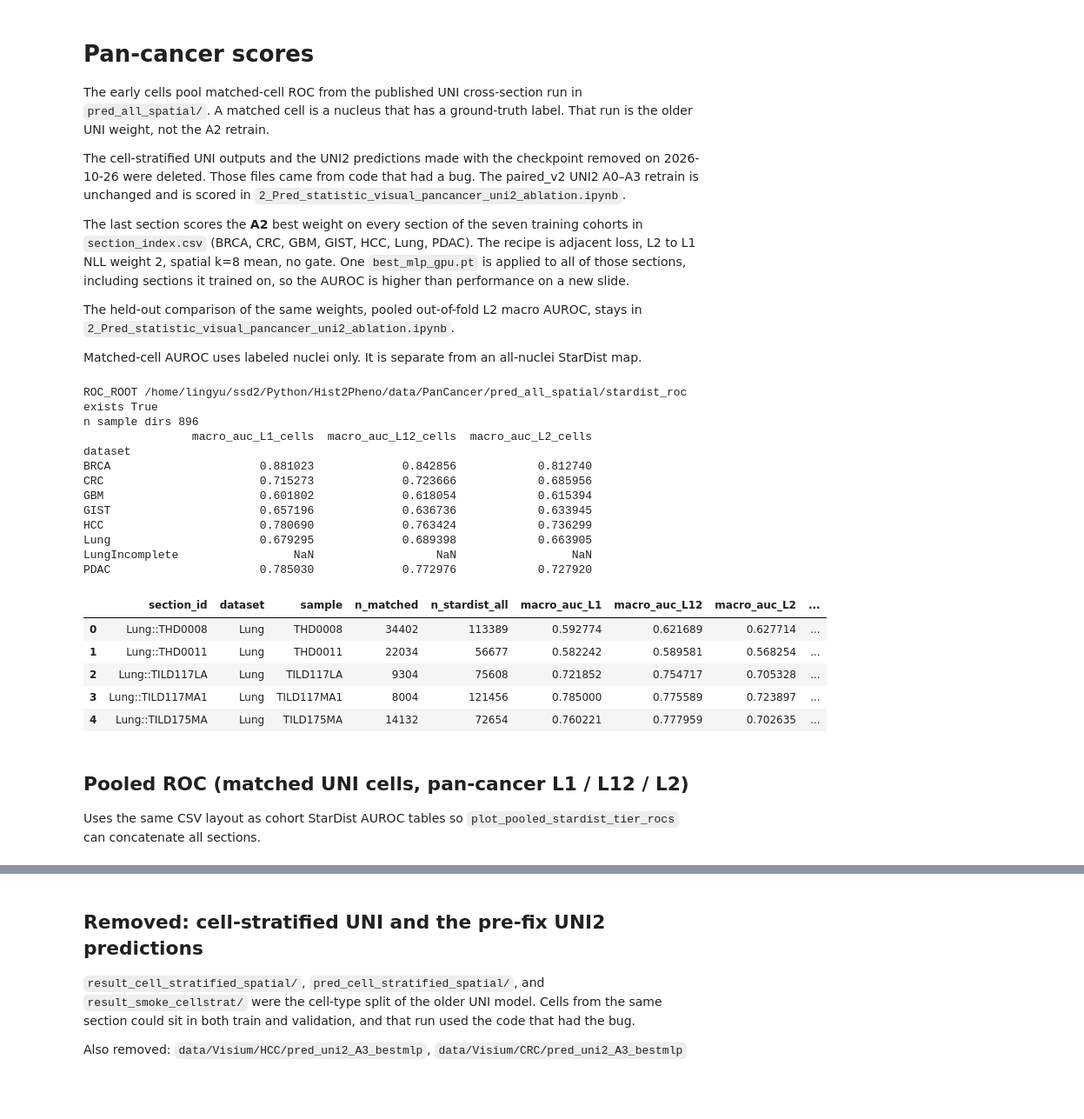
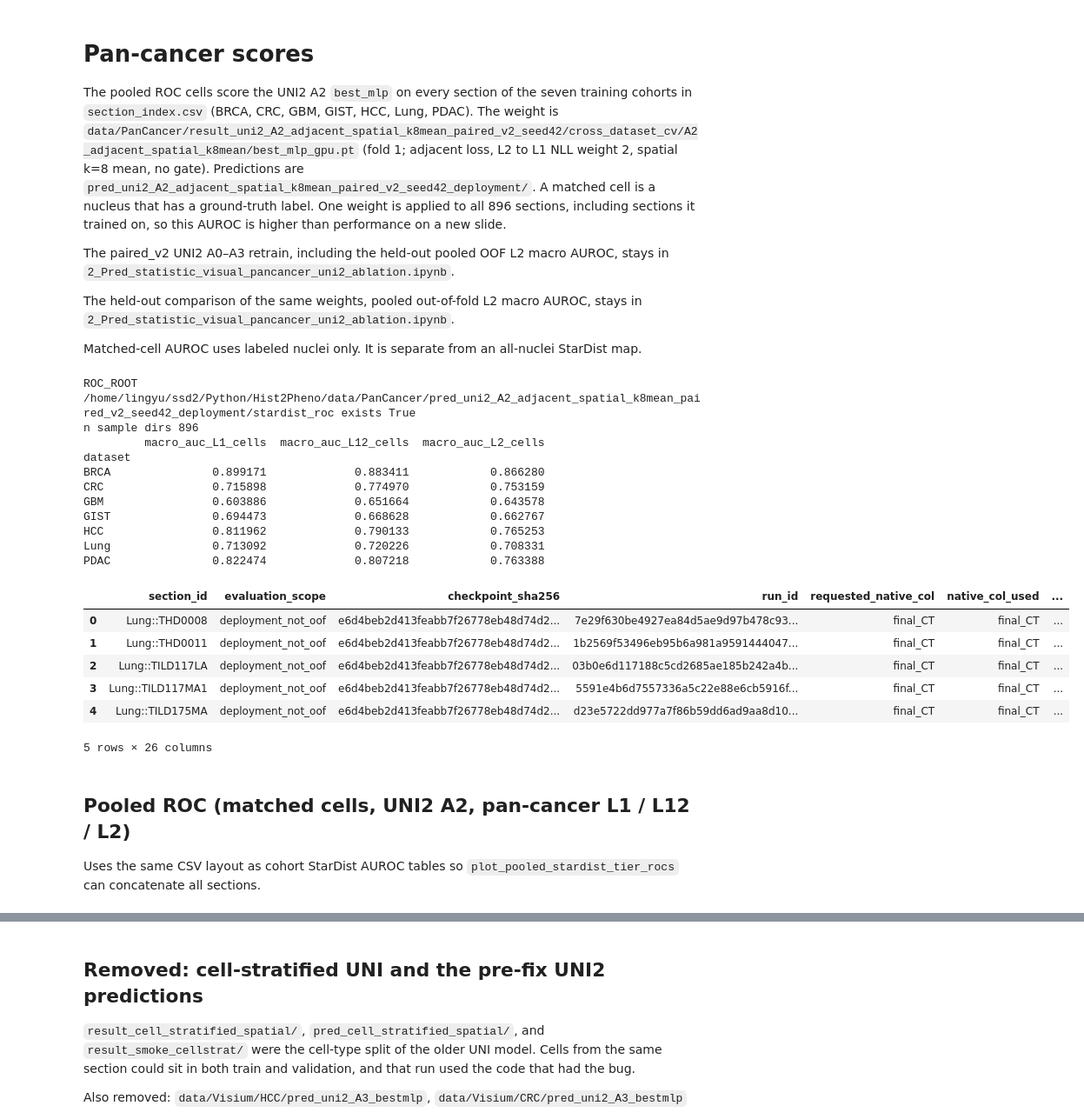
Before and after one commit to LingyuLi-math/Hist2Pheno, a Jupyter notebook: code/PanCancer/4_Pred_statistic_visual_pancancer_all.ipynb, the cells around one changed output, grey strips where cells are left out. Shown at 87% size. Saved outputs shown, nothing was run; the diff lists cells and outputs as text; code cells hidden in the pictures; blank space fills up the shorter version.

```diff
--- a/code/PanCancer/4_Pred_statistic_visual_pancancer_all.ipynb
+++ b/code/PanCancer/4_Pred_statistic_visual_pancancer_all.ipynb
@@ -1,11 +1,9 @@
 # %% [markdown]
 # Pan-cancer scores
 
-The early cells pool matched-cell ROC from the published UNI cross-section run in `pred_all_spatial/`. A matched cell is a nucleus that has a ground-truth label. That run is the older UNI weight, not the A2 retrain.
+The pooled ROC cells score the UNI2 A2 `best_mlp` on every section of the seven training cohorts in `section_index.csv` (BRCA, CRC, GBM, GIST, HCC, Lung, PDAC). The weight is `data/PanCancer/result_uni2_A2_adjacent_spatial_k8mean_paired_v2_seed42/cross_dataset_cv/A2_adjacent_spatial_k8mean/best_mlp_gpu.pt` (fold 1; adjacent loss, L2 to L1 NLL weight 2, spatial k=8 mean, no gate). Predictions are `pred_uni2_A2_adjacent_spatial_k8mean_paired_v2_seed42_deployment/`. A matched cell is a nucleus that has a ground-truth label. One weight is applied to all 896 sections, including sections it trained on, so this AUROC is higher than performance on a new slide.
 
-The cell-stratified UNI outputs and the UNI2 predictions made with the checkpoint removed on 2026-10-26 were deleted. Those files came from code that had a bug. The paired_v2 UNI2 A0–A3 retrain is unchanged and is scored in `2_Pred_statistic_visual_pancancer_uni2_ablation.ipynb`.
-
-The last section scores the **A2** best weight on every section of the seven training cohorts in `section_index.csv` (BRCA, CRC, GBM, GIST, HCC, Lung, PDAC). The recipe is adjacent loss, L2 to L1 NLL weight 2, spatial k=8 mean, no gate. One `best_mlp_gpu.pt` is applied to all of those sections, including sections it trained on, so the AUROC is higher than performance on a new slide.
+The paired_v2 UNI2 A0–A3 retrain, including the held-out pooled OOF L2 macro AUROC, stays in `2_Pred_statistic_visual_pancancer_uni2_ablation.ipynb`.
 
 The held-out comparison of the same weights, pooled out-of-fold L2 macro AUROC, stays in `2_Pred_statistic_visual_pancancer_uni2_ablation.ipynb`.
 
@@ -15,52 +13,52 @@ import sys
 import warnings
 from pathlib import Path
 
 warnings.filterwarnings("ignore")
 
 import pandas as pd
 
 REPO = Path("/home/lingyu/ssd2/Python/Hist2Pheno")
 PKG = REPO / "code" / "Hist2Pheno_pkg"
 PAN = REPO / "code" / "PanCancer"
 for p in (PKG, PAN):
     if str(p) not in sys.path:
         sys.path.insert(0, str(p))
 
 from uni_label_cv_helpers import plot_pooled_stardist_tier_rocs
 
-PRED = REPO / "data" / "PanCancer" / "pred_all_spatial"
+PRED = REPO / "data" / "PanCancer" / "pred_uni2_A2_adjacent_spatial_k8mean_paired_v2_seed42_deployment"
 ROC_ROOT = PRED / "stardist_roc"
 OUT = PRED / "pooled_roc"
 OUT.mkdir(parents=True, exist_ok=True)
 print("ROC_ROOT", ROC_ROOT, "exists", ROC_ROOT.is_dir())
 print("n sample dirs", len(list(ROC_ROOT.glob("*"))) if ROC_ROOT.is_dir() else 0)
 
 met = PRED / "metrics_per_section.csv"
 if met.is_file():
     df = pd.read_csv(met)
     print(df.groupby("dataset")[["macro_auc_L1_cells", "macro_auc_L12_cells", "macro_auc_L2_cells"]].mean())
     display(df.head())
 # %% [output]
-ROC_ROOT /home/lingyu/ssd2/Python/Hist2Pheno/data/PanCancer/pred_all_spatial/stardist_roc exists True
+ROC_ROOT /home/lingyu/ssd2/Python/Hist2Pheno/data/PanCancer/pred_uni2_A2_adjacent_spatial_k8mean_paired_v2_seed42_deployment/stardist_roc exists True
 n sample dirs 896
-                macro_auc_L1_cells  macro_auc_L12_cells  macro_auc_L2_cells
+         macro_auc_L1_cells  macro_auc_L12_cells  macro_auc_L2_cells
 dataset
-BRCA                      0.881023             0.842856            0.812740
-CRC                       0.715273             0.723666            0.685956
-GBM                       0.601802             0.618054            0.615394
-GIST                      0.657196             0.636736            0.633945
-HCC                       0.780690             0.763424            0.736299
-Lung                      0.679295             0.689398            0.663905
-LungIncomplete                 NaN                  NaN                 NaN
-PDAC                      0.785030             0.772976            0.727920
+BRCA               0.899171             0.883411            0.866280
+CRC                0.715898             0.774970            0.753159
+GBM                0.603886             0.651664            0.643578
+GIST               0.694473             0.668628            0.662767
+HCC                0.811962             0.790133            0.765253
+Lung               0.713092             0.720226            0.708331
+PDAC               0.822474             0.807218            0.763388
-|  | section_id | dataset | sample | n_matched | n_stardist_all | macro_auc_L1 | macro_auc_L12 | macro_auc_L2 | ... |
-| 0 | Lung::THD0008 | Lung | THD0008 | 34402 | 113389 | 0.592774 | 0.621689 | 0.627714 | ... |
-| 1 | Lung::THD0011 | Lung | THD0011 | 22034 | 56677 | 0.582242 | 0.589581 | 0.568254 | ... |
-| 2 | Lung::TILD117LA | Lung | TILD117LA | 9304 | 75608 | 0.721852 | 0.754717 | 0.705328 | ... |
-| 3 | Lung::TILD117MA1 | Lung | TILD117MA1 | 8004 | 121456 | 0.785000 | 0.775589 | 0.723897 | ... |
-| 4 | Lung::TILD175MA | Lung | TILD175MA | 14132 | 72654 | 0.760221 | 0.777959 | 0.702635 | ... |
+|  | section_id | evaluation_scope | checkpoint_sha256 | run_id | requested_native_col | native_col_used | ... |
+| 0 | Lung::THD0008 | deployment_not_oof | e6d4beb2d413feabb7f26778eb48d74d2... | 7e29f630be4927ea84d5ae9d97b478c93... | final_CT | final_CT | ... |
+| 1 | Lung::THD0011 | deployment_not_oof | e6d4beb2d413feabb7f26778eb48d74d2... | 1b2569f53496eb95b6a981a9591444047... | final_CT | final_CT | ... |
+| 2 | Lung::TILD117LA | deployment_not_oof | e6d4beb2d413feabb7f26778eb48d74d2... | 03b0e6d117188c5cd2685ae185b242a4b... | final_CT | final_CT | ... |
+| 3 | Lung::TILD117MA1 | deployment_not_oof | e6d4beb2d413feabb7f26778eb48d74d2... | 5591e4b6d7557336a5c22e88e6cb5916f... | final_CT | final_CT | ... |
+| 4 | Lung::TILD175MA | deployment_not_oof | e6d4beb2d413feabb7f26778eb48d74d2... | d23e5722dd977a7f86b59dd6ad9aa8d10... | final_CT | final_CT | ... |
+5 rows × 26 columns
 # %% [markdown]
-## Pooled ROC (matched UNI cells, pan-cancer L1 / L12 / L2)
+## Pooled ROC (matched cells, UNI2 A2, pan-cancer L1 / L12 / L2)
 
 Uses the same CSV layout as cohort StarDist AUROC tables so `plot_pooled_stardist_tier_rocs` can concatenate all sections.
 # %%
```
Also changed, not shown: parts of 3 cells of this notebook, 10 other files.
